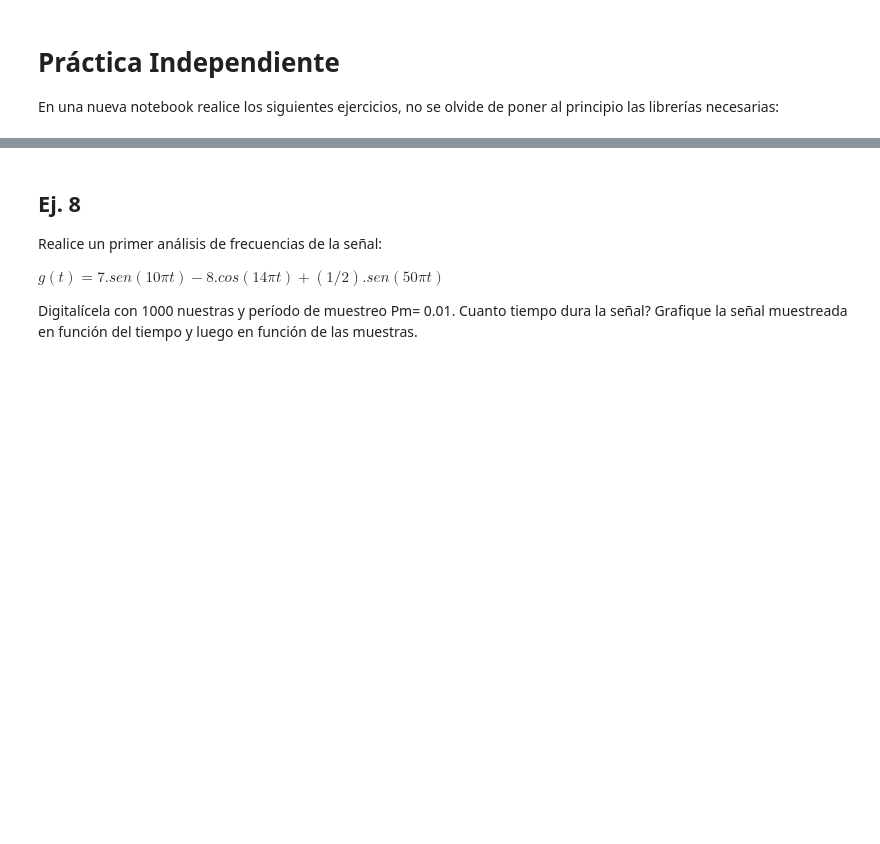
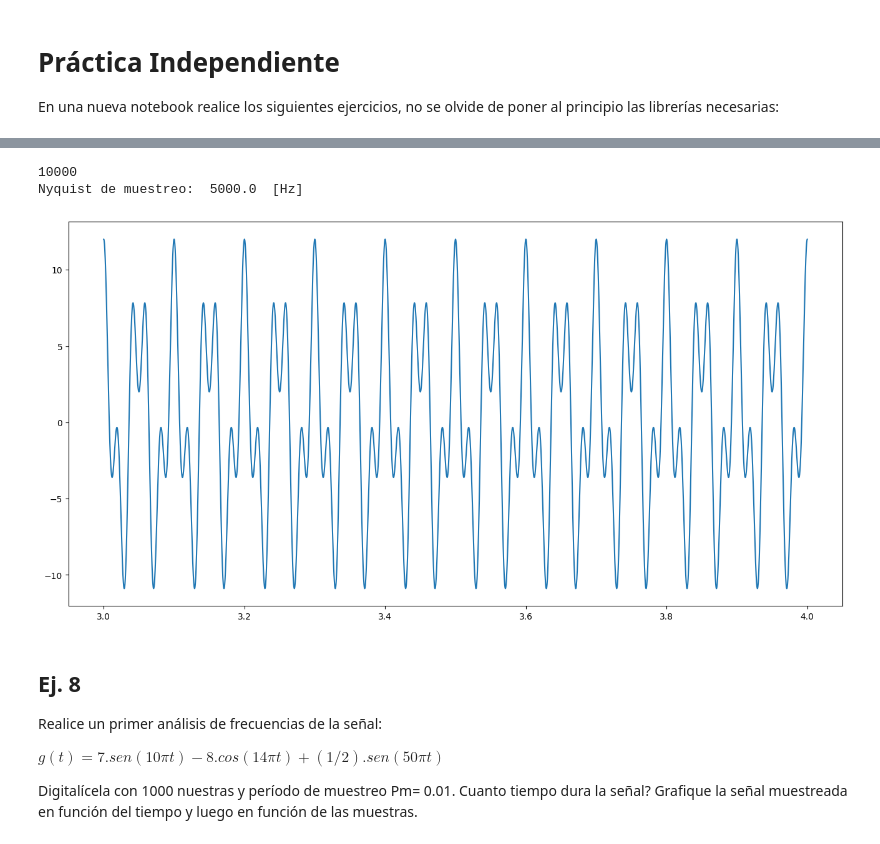
Before and after one commit to fdiezdev/procesamiento_senales, a Jupyter notebook: 2024/Laboratorio_01.ipynb, the cells around one changed output, grey strips where cells are left out. Saved outputs shown, nothing was run; the diff lists cells and outputs as text; code cells hidden in the pictures; blank space fills up the shorter version.

```diff
--- a/2024/Laboratorio_01.ipynb
+++ b/2024/Laboratorio_01.ipynb
@@ -316,3 +399,31 @@ Defina una señal teórica con dos componentes de frecuencias: 20 y 50 Hertz con
+# %%
+# intervalo
+inicio = 3
+fin = 4
+Fm = 10000 # freq de muestreo en Hz
+l = 1 # longitud del intervalo 3-4 = 1s
+M = Fm*l # cant de muestras
+Pm = 1/Fm # período de muestreo
+
+# vector de tiempos discretizados
+t = np.arange(inicio, fin, Pm)
+
+print(len(t)) # verificamos la cantidad de muestras
+
+# nyquist de muestreo
+Nm = Fm/2
+print("Nyquist de muestreo: ", Nm, " [Hz]")
+
+# funcion
+x = (7* np.cos(40* np.pi * t)) + (5* np.cos(100* np.pi *t))
+
+plt.figure(figsize=(16,8))
+plt.plot(t,x)
+plt.show()
+# %% [output]
+10000
+Nyquist de muestreo:  5000.0  [Hz]
+[figure, added]
 # %% [markdown]
 ## Ej. 8
 
```
Also changed, not shown: parts of 22 cells of this notebook, 3 other files.
